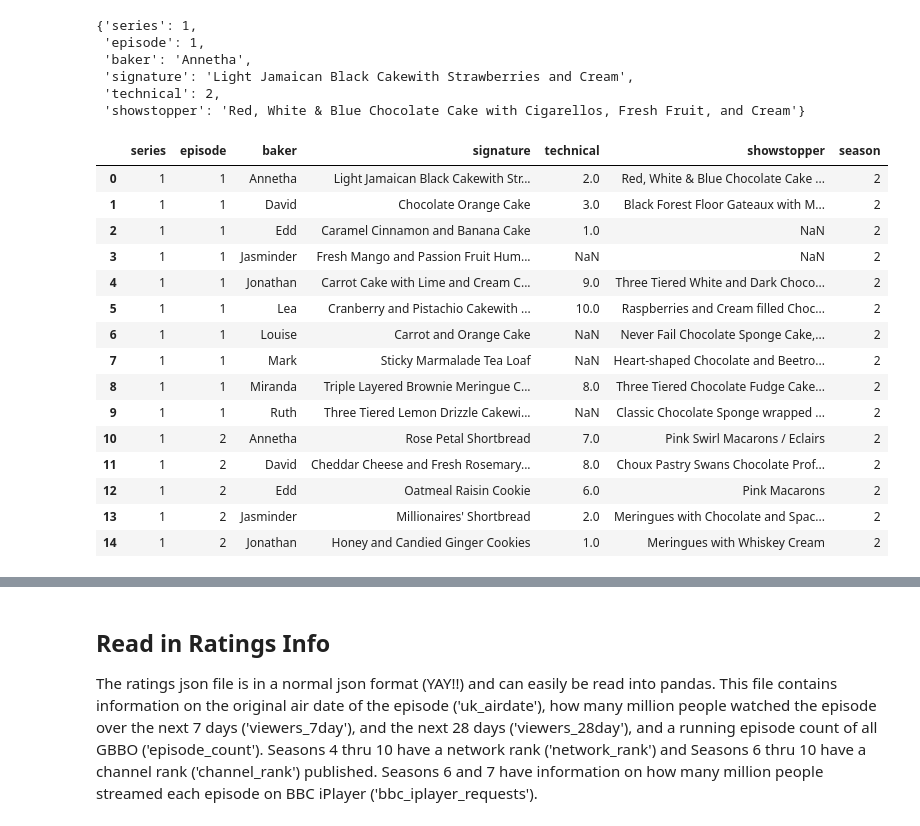
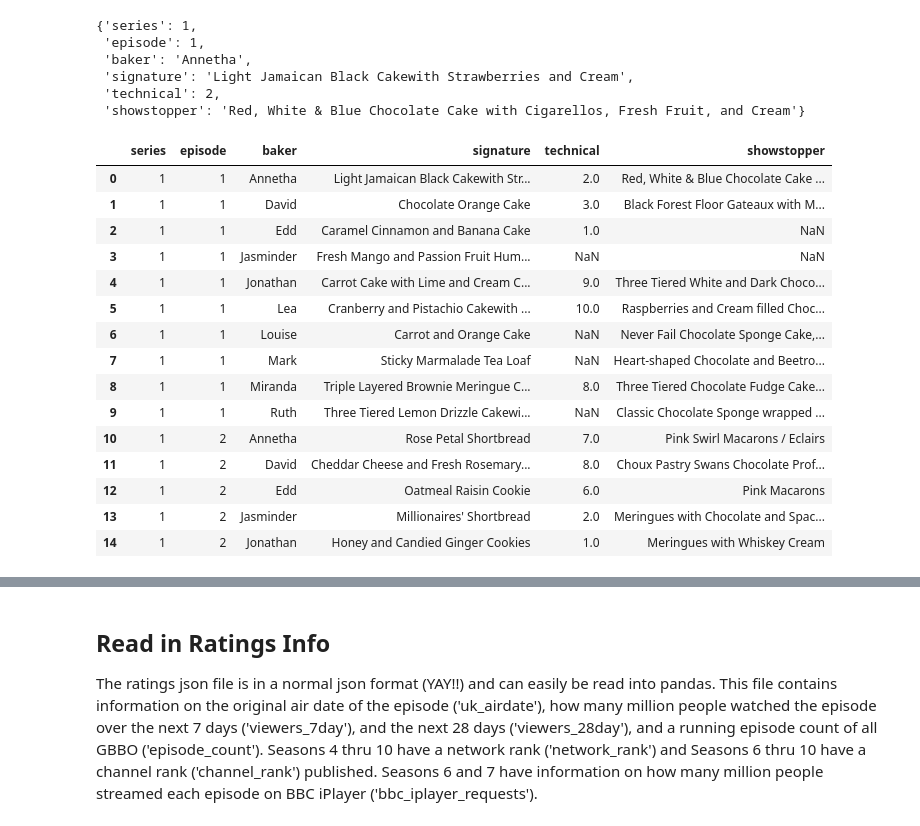
Before and after one commit to benjyms/the_great_bakeoff, a Jupyter notebook: explore.ipynb, the cells around one changed output, grey strips where cells are left out. Cells and saved outputs as stored; diff of their text form; code cells hidden in the pictures.

```diff
--- a/explore.ipynb
+++ b/explore.ipynb
@@ -13,7 +14,7 @@ for x in range(10):
     with open('raw_data/bakers.json','r') as f:
         data = json.loads(f.read())
         season_data = pd.DataFrame(data[x])
-        season_data["season"] = x+1
+        season_data["series"] = x+1
         list.append(season_data)
 bakers_df = pd.concat(list)
 bakers_df.head(15)
@@ -67,31 +68,30 @@ data['1'][0]
 # %%
 list = []
 
 for x in range(1,10):
     with open('raw_data/challenges.json','r') as f:
         data = json.loads(f.read())
         season_data = pd.DataFrame(data[str(x)])
-        season_data["season"] = x+1
         list.append(season_data)
 challenges_df = pd.concat(list)
 challenges_df.head(15)
 # %% [output]
-|  | series | episode | baker | signature | technical | showstopper | season |
-| 0 | 1 | 1 | Annetha | Light Jamaican Black Cakewith Str... | 2.0 | Red, White & Blue Chocolate Cake ... | 2 |
-| 1 | 1 | 1 | David | Chocolate Orange Cake | 3.0 | Black Forest Floor Gateaux with M... | 2 |
-| 2 | 1 | 1 | Edd | Caramel Cinnamon and Banana Cake | 1.0 | NaN | 2 |
-| 3 | 1 | 1 | Jasminder | Fresh Mango and Passion Fruit Hum... | NaN | NaN | 2 |
-| 4 | 1 | 1 | Jonathan | Carrot Cake with Lime and Cream C... | 9.0 | Three Tiered White and Dark Choco... | 2 |
-| 5 | 1 | 1 | Lea | Cranberry and Pistachio Cakewith ... | 10.0 | Raspberries and Cream filled Choc... | 2 |
-| 6 | 1 | 1 | Louise | Carrot and Orange Cake | NaN | Never Fail Chocolate Sponge Cake,... | 2 |
-| 7 | 1 | 1 | Mark | Sticky Marmalade Tea Loaf | NaN | Heart-shaped Chocolate and Beetro... | 2 |
-| 8 | 1 | 1 | Miranda | Triple Layered Brownie Meringue C... | 8.0 | Three Tiered Chocolate Fudge Cake... | 2 |
-| 9 | 1 | 1 | Ruth | Three Tiered Lemon Drizzle Cakewi... | NaN | Classic Chocolate Sponge wrapped ... | 2 |
-| 10 | 1 | 2 | Annetha | Rose Petal Shortbread | 7.0 | Pink Swirl Macarons / Eclairs | 2 |
-| 11 | 1 | 2 | David | Cheddar Cheese and Fresh Rosemary... | 8.0 | Choux Pastry Swans Chocolate Prof... | 2 |
-| 12 | 1 | 2 | Edd | Oatmeal Raisin Cookie | 6.0 | Pink Macarons | 2 |
-| 13 | 1 | 2 | Jasminder | Millionaires' Shortbread | 2.0 | Meringues with Chocolate and Spac... | 2 |
-| 14 | 1 | 2 | Jonathan | Honey and Candied Ginger Cookies | 1.0 | Meringues with Whiskey Cream | 2 |
+|  | series | episode | baker | signature | technical | showstopper |
+| 0 | 1 | 1 | Annetha | Light Jamaican Black Cakewith Str... | 2.0 | Red, White & Blue Chocolate Cake ... |
+| 1 | 1 | 1 | David | Chocolate Orange Cake | 3.0 | Black Forest Floor Gateaux with M... |
+| 2 | 1 | 1 | Edd | Caramel Cinnamon and Banana Cake | 1.0 | NaN |
+| 3 | 1 | 1 | Jasminder | Fresh Mango and Passion Fruit Hum... | NaN | NaN |
+| 4 | 1 | 1 | Jonathan | Carrot Cake with Lime and Cream C... | 9.0 | Three Tiered White and Dark Choco... |
+| 5 | 1 | 1 | Lea | Cranberry and Pistachio Cakewith ... | 10.0 | Raspberries and Cream filled Choc... |
+| 6 | 1 | 1 | Louise | Carrot and Orange Cake | NaN | Never Fail Chocolate Sponge Cake,... |
+| 7 | 1 | 1 | Mark | Sticky Marmalade Tea Loaf | NaN | Heart-shaped Chocolate and Beetro... |
+| 8 | 1 | 1 | Miranda | Triple Layered Brownie Meringue C... | 8.0 | Three Tiered Chocolate Fudge Cake... |
+| 9 | 1 | 1 | Ruth | Three Tiered Lemon Drizzle Cakewi... | NaN | Classic Chocolate Sponge wrapped ... |
+| 10 | 1 | 2 | Annetha | Rose Petal Shortbread | 7.0 | Pink Swirl Macarons / Eclairs |
+| 11 | 1 | 2 | David | Cheddar Cheese and Fresh Rosemary... | 8.0 | Choux Pastry Swans Chocolate Prof... |
+| 12 | 1 | 2 | Edd | Oatmeal Raisin Cookie | 6.0 | Pink Macarons |
+| 13 | 1 | 2 | Jasminder | Millionaires' Shortbread | 2.0 | Meringues with Chocolate and Spac... |
+| 14 | 1 | 2 | Jonathan | Honey and Candied Ginger Cookies | 1.0 | Meringues with Whiskey Cream |
 # %%
 challenges_df.info()
 # %% [output]
```
Also changed, not shown: parts of 11 cells of this notebook, 4 other files.
